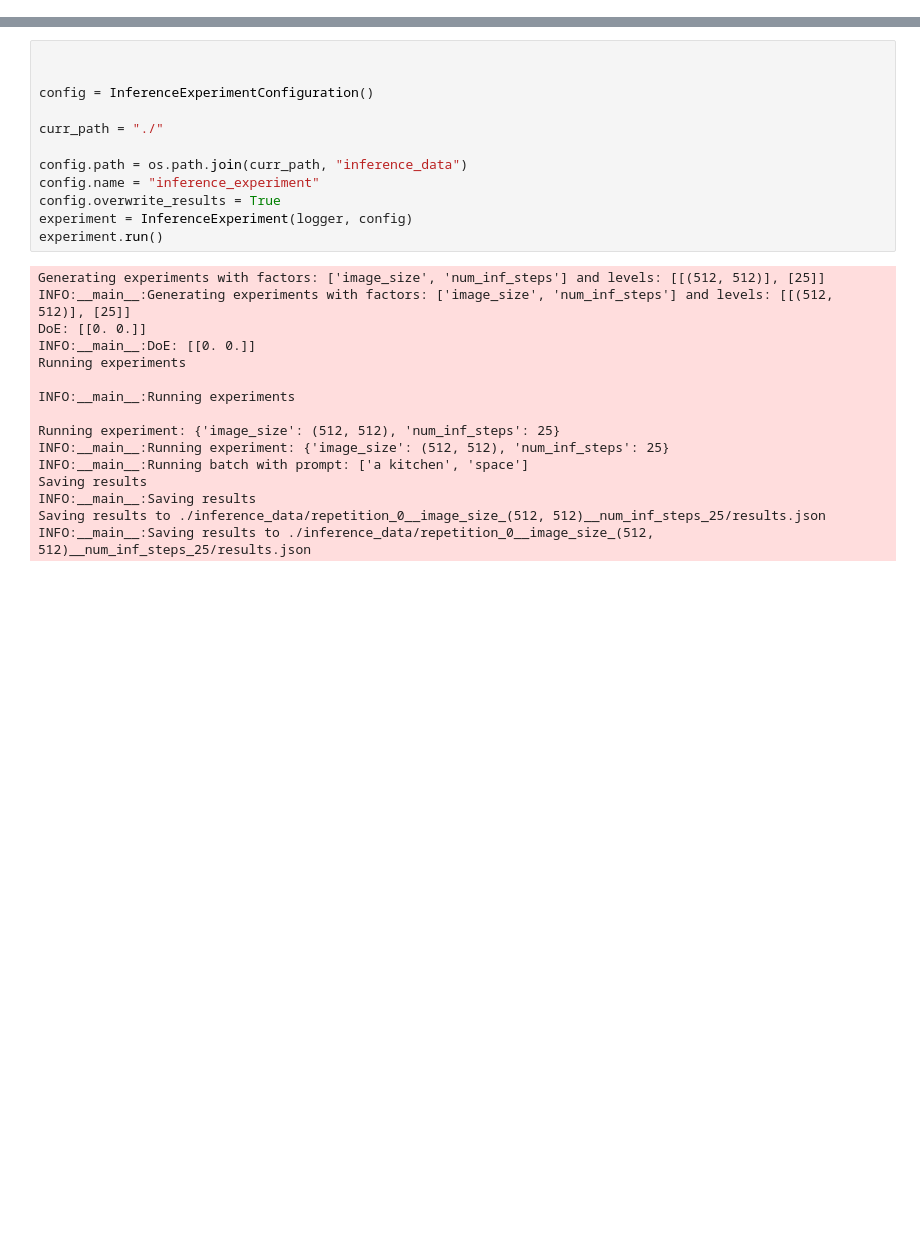
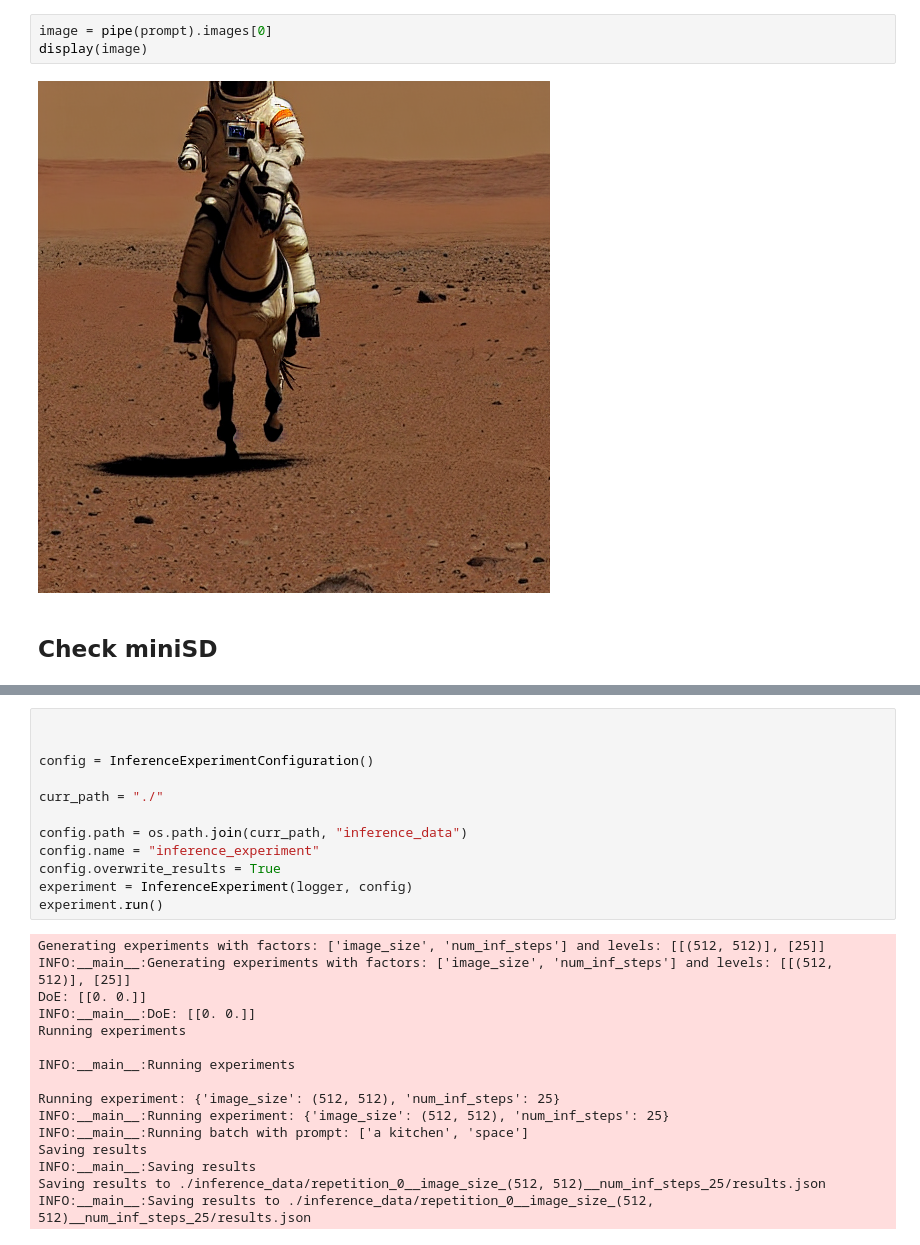
Before and after one commit to nardo7/StableDiffusionOptimizationService, a Jupyter notebook: notebook_run.ipynb, the cells around one changed output, grey strips where cells are left out. Cells and saved outputs as stored; diff of their text form; blank space fills up the shorter version.

```diff
--- a/notebook_run.ipynb
+++ b/notebook_run.ipynb
@@ -15,0 +53,7 @@ ModuleNotFoundError: No module named 'pyDOE3'
+# %%
+image = pipe(prompt).images[0]
+display(image)
+# %% [output]
+[figure, added]
+# %% [markdown]
+## Check miniSD
```
Also changed, not shown: parts of 12 cells of this notebook, 7 other files.
